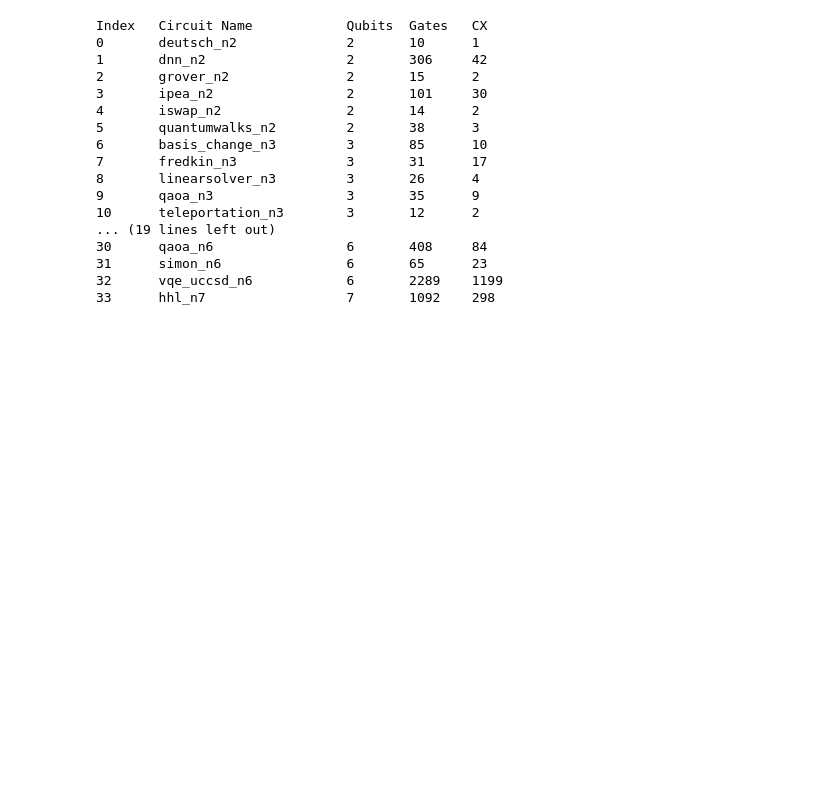
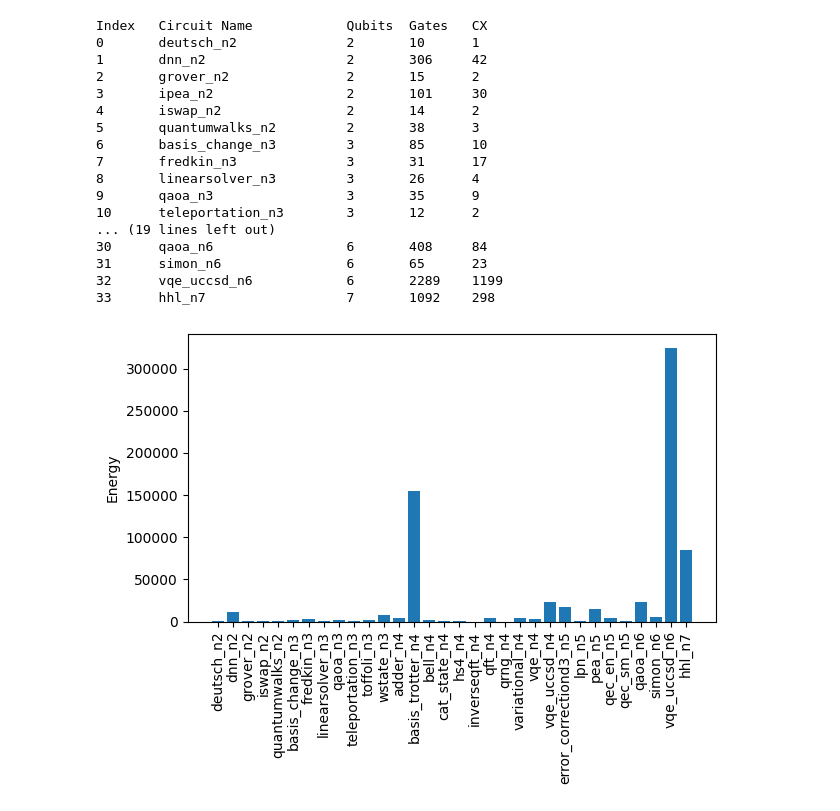
Before and after one commit to chuanqixu/quantum-computing-power-side-channel-attacks, a Jupyter notebook: experiments/benchmark/benchmark_info.ipynb, the cells around one changed output. Drawn from its saved outputs; the diff is of its cells as text; code cells hidden in the pictures; blank space fills up the shorter version.

Commit message:
update/add benchmark info

```diff
--- a/experiments/benchmark/benchmark_info.ipynb
+++ b/experiments/benchmark/benchmark_info.ipynb
@@ -28,3 +30,36 @@ Index   Circuit Name            Qubits  Gates   CX
 31      simon_n6                6       65      23
 32      vqe_uccsd_n6            6       2289    1199
 33      hhl_n7                  7       1092    298
+# %%
+circ_name_list = []
+power_time_series_list = []
+for circ_name, circ in zip(bm.circ_name_list, bm.circ_list):
+    try:
+        power_time_series_list.append(CircAmpTimeSeries.from_circ(circ, backend).total())
+        circ_name_list.append(circ_name)
+    except:
+        continue
+
+energy_list = [np.sum(power_timeseries) for power_timeseries in power_time_series_list]
+mean_power_list = [np.mean(power_timeseries) for power_timeseries in power_time_series_list]
+total_duration_list = [len(power_timeseries) for power_timeseries in power_time_series_list]
+# %%
+def plot_bm_info(data_type, filepath = None):
+    if data_type == "Energy":
+        data = energy_list
+    elif data_type == "Mean Power":
+        data = mean_power_list
+    elif data_type == "Duration":
+        data = total_duration_list
+    # plt.figure(figsize=(5, 3))
+    plt.bar(circ_name_list, data)
+    plt.ylabel(data_type)
+    plt.xticks(rotation=90)
+    plt.tight_layout()
+
+    if filepath:
+        plt.savefig(filepath)
+# %%
+plot_bm_info("Energy", filepath=r"E:\Research\quantum-computing-power-side-channel-attacks\paper\figure\bm_energy.pdf")
+# %% [output]
+[figure, added]
```
Also changed, not shown: parts of 5 cells of this notebook.
